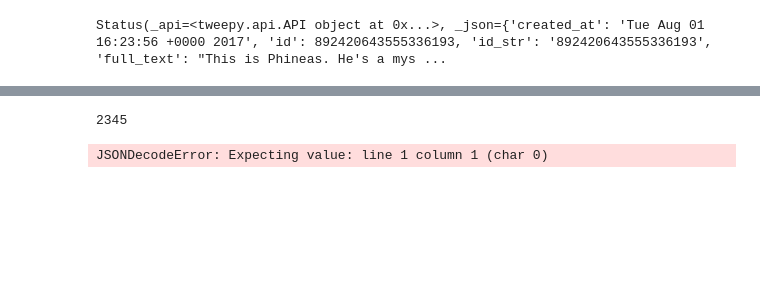
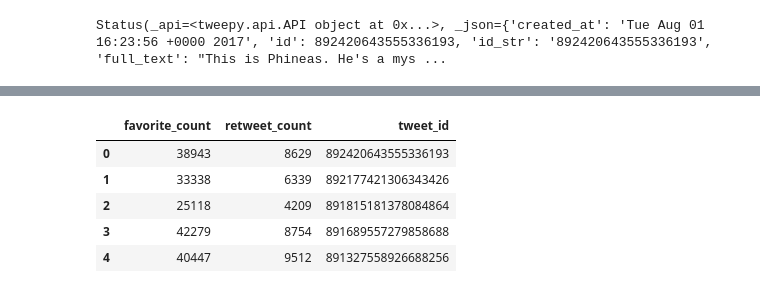
Before and after one commit to aaronbjohnson/WeRateDogs-Wrange-and-Analyze-Data, a Jupyter notebook: wrangle_act.ipynb, the cells around one changed output, grey strips where cells are left out. Cells and saved outputs as stored; diff of their text form; code cells hidden in the pictures; blank space fills up the shorter version.

```diff
--- a/wrangle_act.ipynb
+++ b/wrangle_act.ipynb
@@ -44,7 +44,7 @@ twitter.head()
 | 3 | 891689557279858688 | NaN | NaN | 2017-07-30 15:58:51 +0000 | <a href="http://twitter.com/downl... | This is Darla. She commenced a sn... | NaN | ... |
 | 4 | 891327558926688256 | NaN | NaN | 2017-07-29 16:00:24 +0000 | <a href="http://twitter.com/downl... | This is Franklin. He would like y... | NaN | ... |
 # %%
-tweet = api.get_status(twitter.tweet_id[0], tweet_mode='extended')
+tweet = api.get_status(archive.tweet_id[0], tweet_mode='extended')
 print(tweet)
 # %% [output]
 Status(_api=<tweepy.api.API object at 0x...>, _json={'created_at': 'Tue Aug 01 16:23:56 +0000 2017', 'id': 892420643555336193, 'id_str': '892420643555336193', 'full_text': "This is Phineas. He's a mys ...
@@ -218,26 +170,24 @@ print(end - start)
-# %%
-print(len(df_list))
-# %% [output]
-2345
-# %%
-# Writing df_list to a .txt file
-with open('tweet_json.txt', 'w') as outfile:
-    for entry in df_list:
-        outfile.write("%s\n" % item)
-# %%
-d = []
-
-with open('tweet_json.txt') as json_file:
-    data = json.load(json_file)
-
-    print(data[0])
-
-
-#d = []
-#for p in game.players.passing():
-#    d.append({'Player': p, 'Team': p.team, 'Passer Rating':
-#        p.passer_rating()})
-#
-#pd.DataFrame(d)
-# %% [output]
-JSONDecodeError: Expecting value: line 1 column 1 (char 0)
+# %%
+d = []
+
+# Reference used to extract each line from text file
+# https://stackoverflow.com/questions/21058935/python-json-loads-shows-valueerror-extra-data
+
+with open('tweet_json.txt', 'r') as json_file:
+    for entry in json_file:
+        tweet = json.loads(entry)
+
+        d.append({'tweet_id': tweet['id'],
+        'retweet_count': tweet['retweet_count'],
+        'favorite_count': tweet['favorite_count']})
+
+popularity = pd.DataFrame(d)
+# %%
+popularity.head()
+# %% [output]
+|  | favorite_count | retweet_count | tweet_id |
+| 0 | 38943 | 8629 | 892420643555336193 |
+| 1 | 33338 | 6339 | 892177421306343426 |
+| 2 | 25118 | 4209 | 891815181378084864 |
+| 3 | 42279 | 8754 | 891689557279858688 |
+| 4 | 40447 | 9512 | 891327558926688256 |
```
Also changed, not shown: parts of 19 cells of this notebook, 2 other files.
